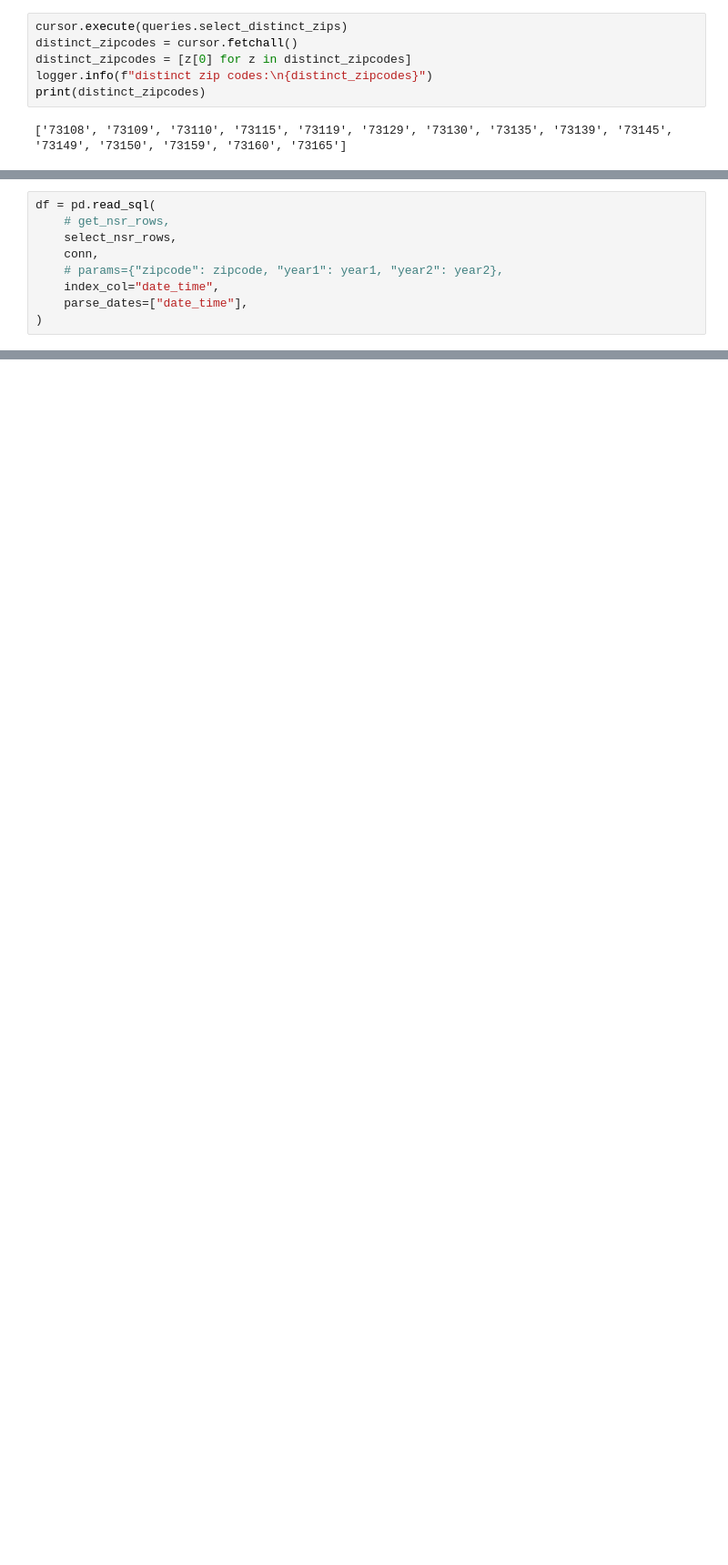
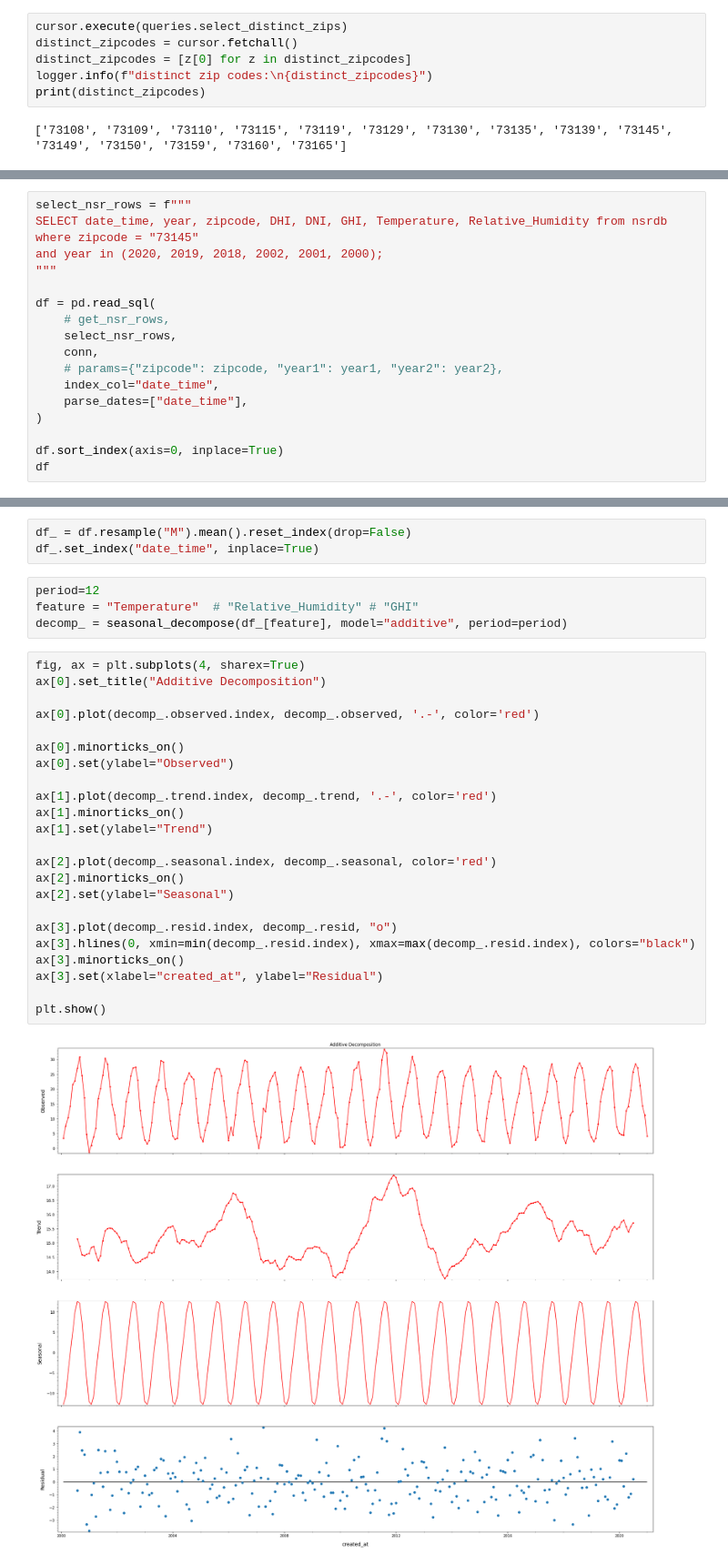
Before and after one commit to gamyers/solar-697, a Jupyter notebook: gm/notebooks/ts_decomposition.ipynb, the cells around one changed output, grey strips where cells are left out. Shown at 91% size. Cells and saved outputs as stored; diff of their text form; blank space fills up the shorter version.

Commit message:
add a single decomposition line plot

```diff
--- a/gm/notebooks/ts_decomposition.ipynb
+++ b/gm/notebooks/ts_decomposition.ipynb
@@ -80,4 +76,10 @@ and year in (2020, 2016, 2011);
 # %%
+select_nsr_rows = f"""
+SELECT date_time, year, zipcode, DHI, DNI, GHI, Temperature, Relative_Humidity from nsrdb
+where zipcode = "73145"
+and year in (2020, 2019, 2018, 2002, 2001, 2000);
+"""
+
 df = pd.read_sql(
     # get_nsr_rows,
     select_nsr_rows,
@@ -86,3 +88,6 @@ df = pd.read_sql(
     index_col="date_time",
     parse_dates=["date_time"],
 )
+
+df.sort_index(axis=0, inplace=True)
+df
@@ -166,0 +182,32 @@ plt.show()
+# %%
+df_ = df.resample("M").mean().reset_index(drop=False)
+df_.set_index("date_time", inplace=True)
+# %%
+period=12
+feature = "Temperature"  # "Relative_Humidity" # "GHI"
+decomp_ = seasonal_decompose(df_[feature], model="additive", period=period)
+# %%
+fig, ax = plt.subplots(4, sharex=True)
+ax[0].set_title("Additive Decomposition")
+
+ax[0].plot(decomp_.observed.index, decomp_.observed, '.-', color='red')
+
+ax[0].minorticks_on()
+ax[0].set(ylabel="Observed")
+
+ax[1].plot(decomp_.trend.index, decomp_.trend, '.-', color='red')
+ax[1].minorticks_on()
+ax[1].set(ylabel="Trend")
+
+ax[2].plot(decomp_.seasonal.index, decomp_.seasonal, color='red')
+ax[2].minorticks_on()
+ax[2].set(ylabel="Seasonal")
+
+ax[3].plot(decomp_.resid.index, decomp_.resid, "o")
+ax[3].hlines(0, xmin=min(decomp_.resid.index), xmax=max(decomp_.resid.index), colors="black")
+ax[3].minorticks_on()
+ax[3].set(xlabel="created_at", ylabel="Residual")
+
+plt.show()
+# %% [output]
+[figure, added]
```
Also changed, not shown: parts of 11 cells of this notebook, 2 other files.
